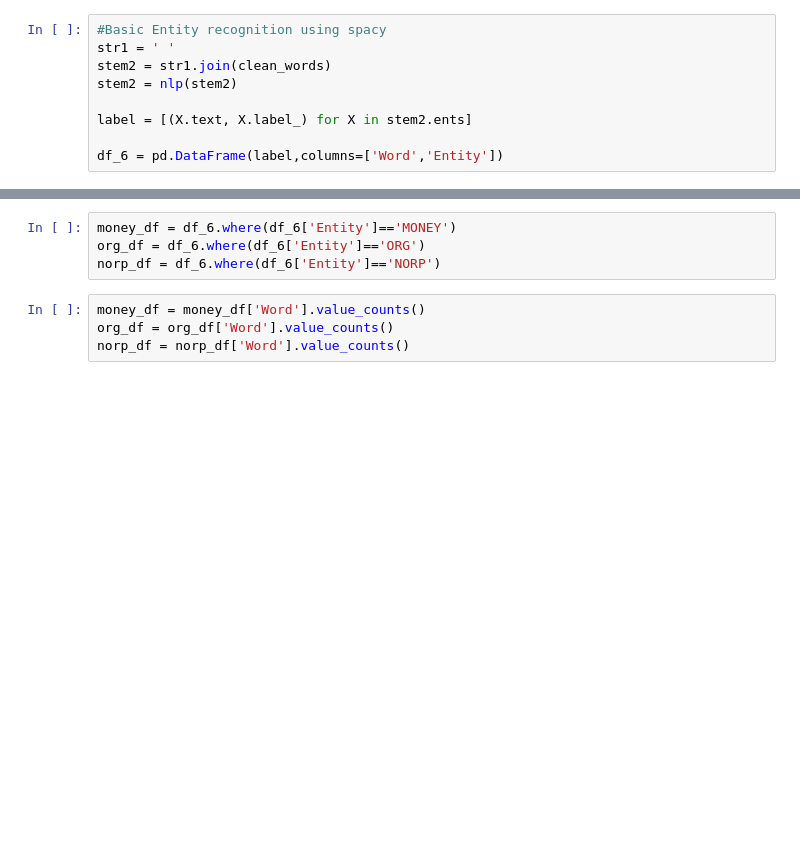
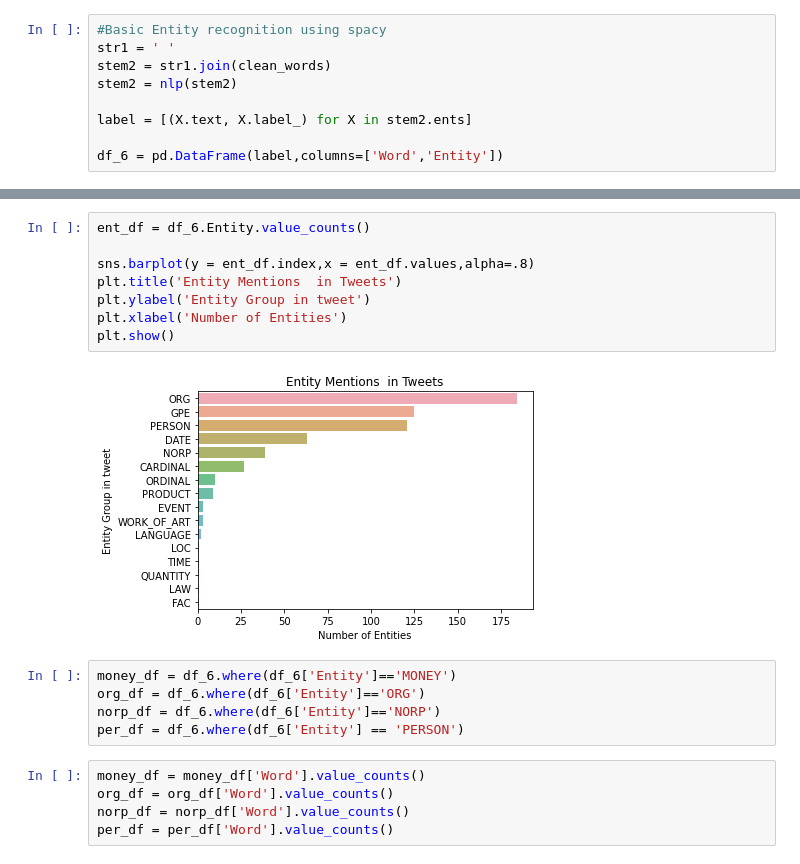
Before and after one commit to AntonioMoralCevallos/BA90-EuropeanSuperLeagueNLP, a Jupyter notebook: NLP/InitialAnalysis.ipynb, the cells around one changed output, grey strips where cells are left out. Drawn from its saved outputs; the diff is of its cells as text; blank space fills up the shorter version.

```diff
--- a/NLP/InitialAnalysis.ipynb
+++ b/NLP/InitialAnalysis.ipynb
@@ -166,9 +159,21 @@ array(['PERSON', 'DATE', 'ORG', 'NORP', 'GPE', 'CARDINAL', 'TIME',
+# %%
+ent_df = df_6.Entity.value_counts()
+
+sns.barplot(y = ent_df.index,x = ent_df.values,alpha=.8)
+plt.title('Entity Mentions  in Tweets')
+plt.ylabel('Entity Group in tweet')
+plt.xlabel('Number of Entities')
+plt.show()
+# %% [output]
+[figure, added]
 # %%
 money_df = df_6.where(df_6['Entity']=='MONEY')
 org_df = df_6.where(df_6['Entity']=='ORG')
 norp_df = df_6.where(df_6['Entity']=='NORP')
+per_df = df_6.where(df_6['Entity'] == 'PERSON')
 # %%
 money_df = money_df['Word'].value_counts()
 org_df = org_df['Word'].value_counts()
 norp_df = norp_df['Word'].value_counts()
+per_df = per_df['Word'].value_counts()
 # %%
```
Also changed, not shown: parts of 18 cells of this notebook, 6 other files.
